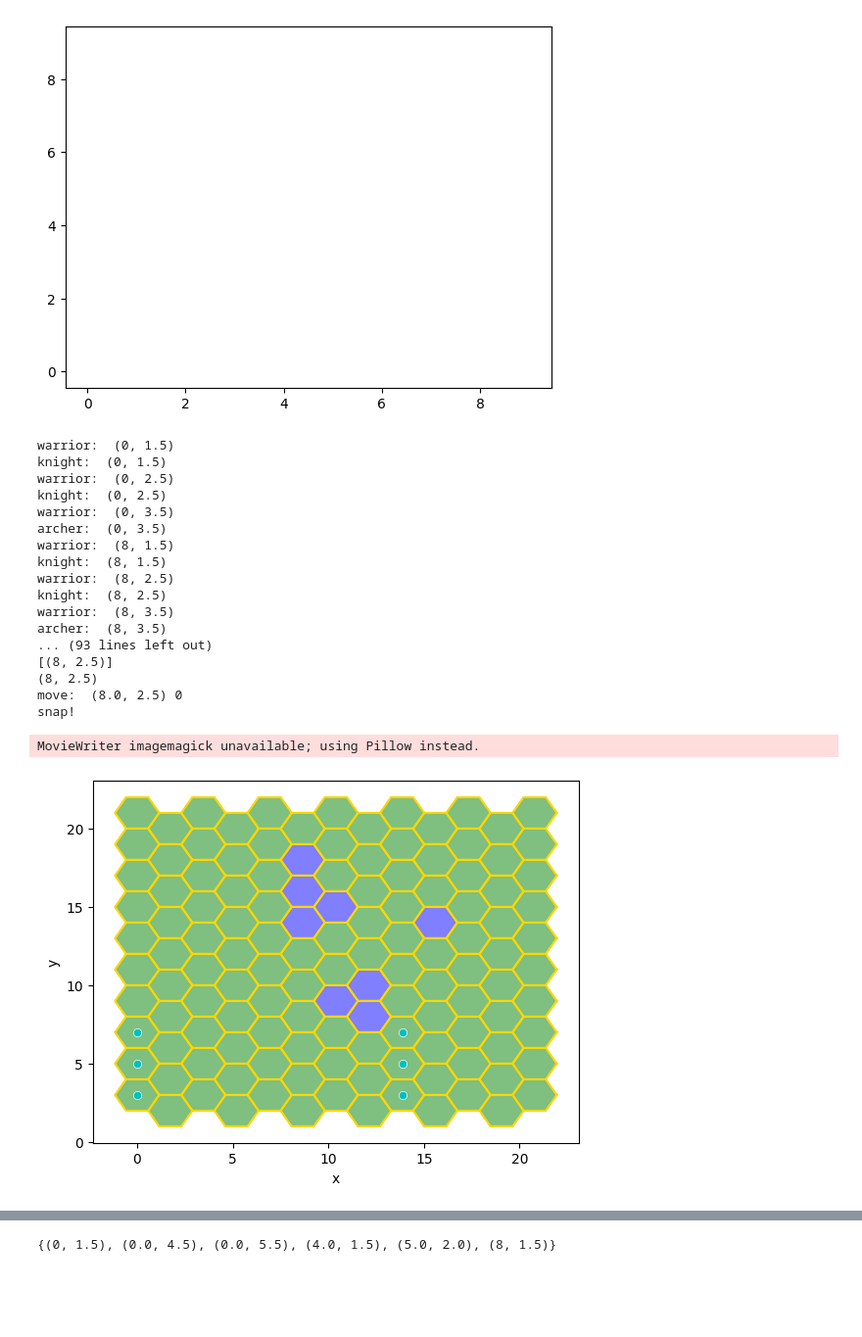
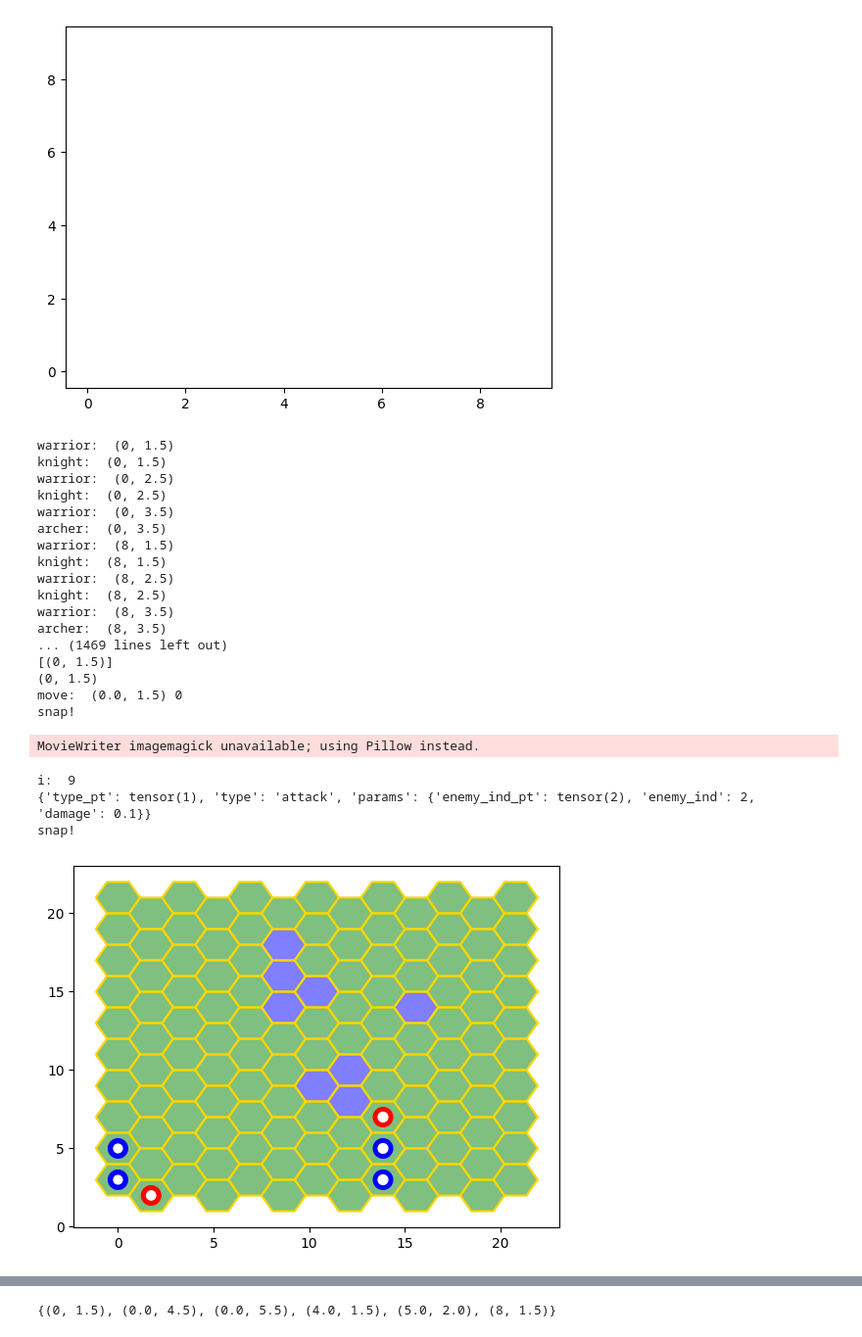
Before and after one commit to Mr-Grag-Universe/hex_game, a Jupyter notebook: train.ipynb, the cells around one changed output, grey strips where cells are left out. Shown at 98% size. Cells and saved outputs as stored; diff of their text form; code cells hidden in the pictures; blank space fills up the shorter version.

```diff
--- a/train.ipynb
+++ b/train.ipynb
@@ -64,36 +64,39 @@ plt_assets = {
         'grass' : {
             'color' : 'green'
         }
     },
     'warriors': {
         'archer' : 'red',
-        'knight' : 'deepblue'
+        'knight' : 'blue'
     }
 }
 
 renderer = MatplotlibRenderer(plt_assets)
 game = Game(m, teams, config, max_iter=30, record=True, renderer=renderer)
 for i in range(10):
     print("i: ", i)
     game.step()
 renderer.save()
 # %% [output]
 warrior:  (0, 1.5)
 knight:  (0, 1.5)
 warrior:  (0, 2.5)
 knight:  (0, 2.5)
 warrior:  (0, 3.5)
 archer:  (0, 3.5)
 warrior:  (8, 1.5)
 knight:  (8, 1.5)
 warrior:  (8, 2.5)
 knight:  (8, 2.5)
 warrior:  (8, 3.5)
 archer:  (8, 3.5)
-... (93 lines left out)
-[(8, 2.5)]
-(8, 2.5)
-move:  (8.0, 2.5) 0
+... (1469 lines left out)
+[(0, 1.5)]
+(0, 1.5)
+move:  (0.0, 1.5) 0
 snap!
 MovieWriter imagemagick unavailable; using Pillow instead.
+i:  9
+{'type_pt': tensor(1), 'type': 'attack', 'params': {'enemy_ind_pt': tensor(2), 'enemy_ind': 2, 'damage': 0.1}}
+snap!
-[figure, old version]
+[figure, new version]
```
Also changed, not shown: parts of 1 cell of this notebook, 5 other files.
